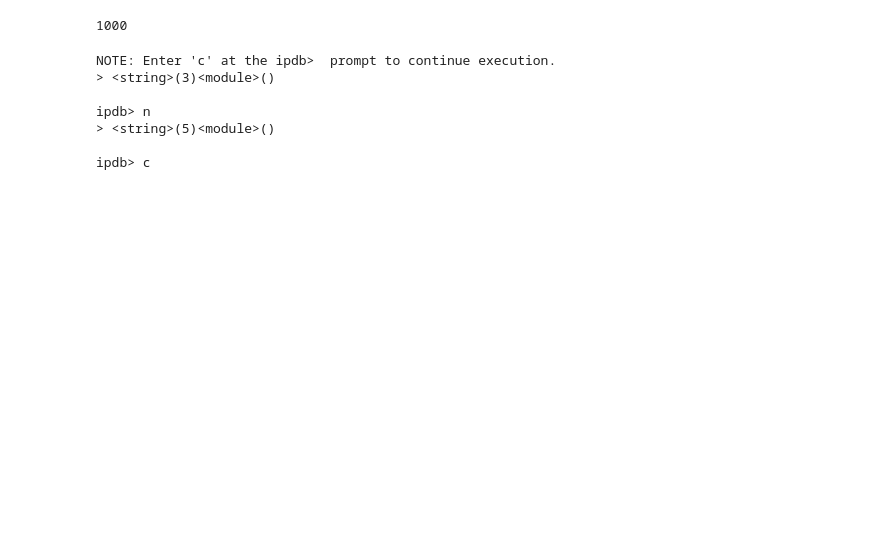
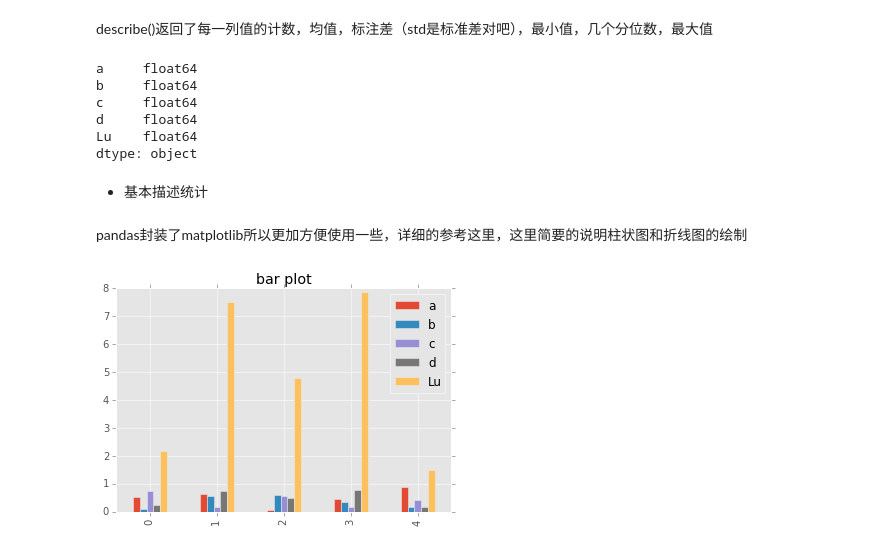
Before and after one commit to wybert/LearningForFun, a Jupyter notebook: beautifulPlot/usePandas.ipynb, the cells around one changed output. Cells and saved outputs as stored; diff of their text form; code cells hidden in the pictures; blank space fills up the shorter version.

```diff
--- a/beautifulPlot/usePandas.ipynb
+++ b/beautifulPlot/usePandas.ipynb
@@ -0,0 +16,3 @@
+# %%
+import pandas as pd
+df1 = pd.read_csv('dataforexcies.csv')
@@ -0,0 +77,3 @@
+# %%
+df1 = df1[['a','b','c','d']]
+df1
@@ -0,0 +94,4 @@
+# %%
+## 这样会选取前五行
+df1 = df1[:5]
+df1
@@ -0,0 +107,4 @@
+# %%
+# 为df1添加列Lu，它的值是d列的对应值的10倍
+df1['Lu']=df1['d']*10
+df1
@@ -1,6 +141,27 @@
+# %% [markdown]
+describe()返回了每一列值的计数，均值，标注差（std是标准差对吧），最小值，几个分位数，最大值
+# %%
+## 数据类型查看
+df1.dtypes
+# %% [output]
+a     float64
+b     float64
+c     float64
+d     float64
+Lu    float64
+dtype: object
+# %% [markdown]
+- 基本描述统计
+# %% [markdown]
+pandas封装了matplotlib所以更加方便使用一些，详细的<a>参考这里</a>，这里简要的说明柱状图和折线图的绘制
 # %%
+## 柱状图
+%matplotlib inline
 import matplotlib.pyplot as plt
 import matplotlib
-import pandas as pd
-import numpy as np
 matplotlib.style.use('ggplot')
+
+## 绘图
+df1.plot(kind='bar',title='bar plot');
+# %% [output]
+[figure, added]
@@ -9,27 +167,0 @@ ts = pd.Series(np.random.randn(1000), index=pd.date_range('1/1/2000', periods=10
-# %%
-len(ts)
-# %% [output]
-1000
-# %%
-%%debug
-# from ipdb import set_trace
-asp = np.array(np.array([0,0,1]))
-# set_trace()
-asq = np.array(np.array([10,10,20]))
-# set_trace()
-columns=['asp']
-df = pd.DataFrame(asp, index=None, columns=columns)
-df['asq'] = asq
-# set_trace()
-df
-# df = df.groupby(by=['asp']).sum()
-
-# dfcum =df.cumsum()
-# %% [output]
-NOTE: Enter 'c' at the ipdb>  prompt to continue execution.
-> <string>(3)<module>()
-
-ipdb> n
-> <string>(5)<module>()
-
-ipdb> c
```
Also changed, not shown: parts of 35 cells of this notebook, 7 other files.
